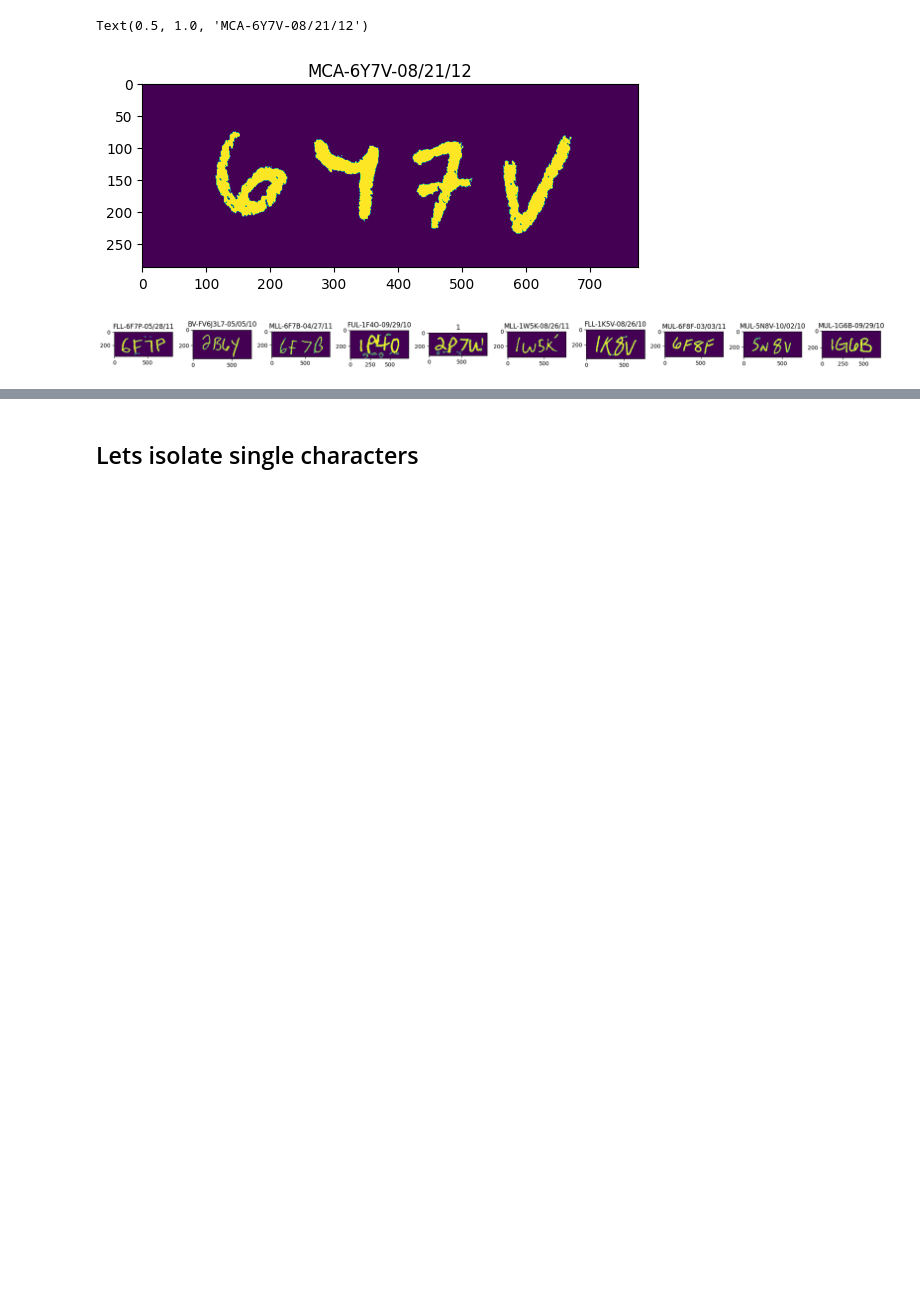
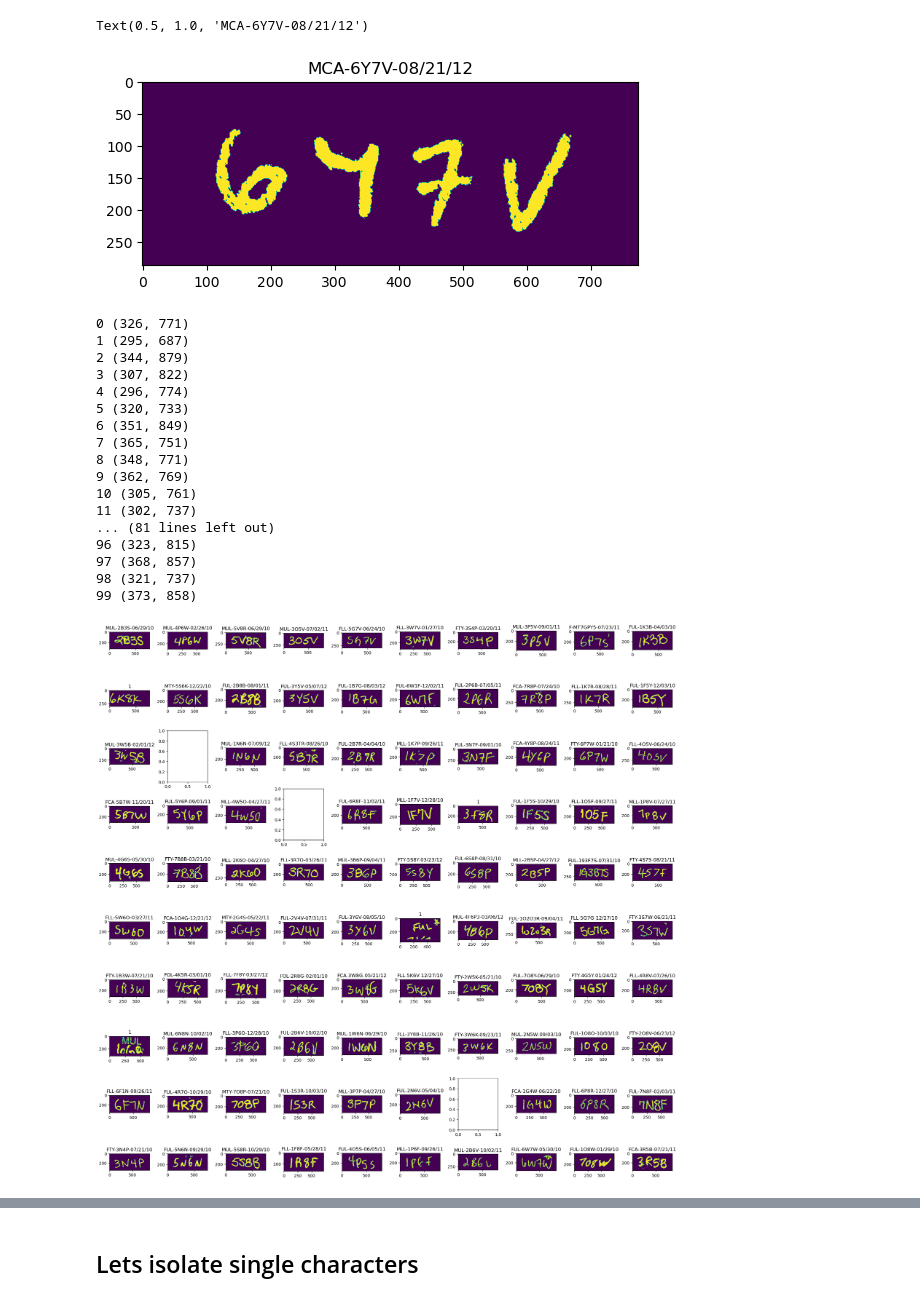
Before and after one commit to Jor-Lee/Guppies, a Jupyter notebook: Python_Files/ML_preprocessing.ipynb, the cells around one changed output, grey strips where cells are left out. Drawn from its saved outputs; the diff is of its cells as text; code cells hidden in the pictures; blank space fills up the shorter version.

```diff
--- a/Python_Files/ML_preprocessing.ipynb
+++ b/Python_Files/ML_preprocessing.ipynb
@@ -38,5 +40,5 @@ client = vision.ImageAnnotatorClient()
 # %%
-folders = ['Manually_Labelled/New/CA1208', 'Manually_Labelled/New/CA1207' ,'Manually_Labelled/New/CA1206','Manually_Labelled/New/CA1209jpegs JB']
+folders = ['Manually_Labelled/New/TY1202','Manually_Labelled/New/LL1201','Manually_Labelled/New/CA1006','Manually_Labelled/New/CA1106','Manually_Labelled/New/CA1208', 'Manually_Labelled/New/CA1207' ,'Manually_Labelled/New/CA1206','Manually_Labelled/New/CA1209jpegs JB']
 
 bucket_name = "guppy_images"
 storage_client = storage.Client()
@@ -89,7 +118,11 @@ def ReturnFinalImage(image_in_bytes, client, padx=100, pady=80, verbose=False):
 # %%
-file = file_list[57]
+i=0
+file = file_list[i]
 image_in_bytes = RetreiveImage(file)
 output_string, final_image = ReturnFinalImage(image_in_bytes, client, verbose=False)
+
+pred = output_string.split('-')[1]
+
 plt.imshow(final_image)
-print(output_string)
+print(pred, IDs[i])
 # %% [output]
@@ -188,11 +135,18 @@ array([[17,  9,  3,  8,  1,  0,  0,  0]])
 # %%
-# # h5f.close()
-# h5f = h5py.File(('dataset.h5'), 'w')
+h5f = h5py.File(('test_dataset.h5'), 'w')
 
-# image_width, image_height = 256, 64
+image_width, image_height = 256, 64
 
-# first_image = preprocess_image(im_ID[...,None],(image_width,image_height)).numpy()[None,...,0]
-# first_label = vectorize_label(label_ID, char_to_num, max_len=max_len, padding_token=99).numpy()[None]
+file = file_list[0]
+image_in_bytes = RetreiveImage(file)
+output_string, im_ID = ReturnFinalImage(image_in_bytes, client=client, verbose=False)
 
-# h5f.create_dataset('images', data=first_image, compression="gzip", chunks=True, maxshape=(None,image_height,image_width))
-# h5f.create_dataset('labels', data=first_label, compression="gzip", chunks=True, maxshape=(None,max_len))
+label_ID = IDs[0]
+
+first_image = preprocess_image(im_ID[...,None],(image_width,image_height)).numpy()[None,...,0]
+first_label = string_to_vector(label_ID, relevant_characters,max_len=maxlen)[None]
+first_label_googpred = string_to_vector(output_string.split('-')[1], relevant_characters,max_len=maxlen)[None]
+
+h5f.create_dataset('images', data=first_image, compression="gzip", chunks=True, maxshape=(None,image_height,image_width))
+h5f.create_dataset('labels', data=first_label, compression="gzip", chunks=True, maxshape=(None,maxlen))
+h5f.create_dataset('labels_googpred', data=first_label_googpred, compression="gzip", chunks=True, maxshape=(None,maxlen))
@@ -237,4 +233,4 @@ plt.imshow(im_ID)
 plt.title(output_string)
 # %% [output]
 Text(0.5, 1.0, 'MCA-6Y7V-08/21/12')
-[figure, old version]
+[figure, new version]
@@ -246,21 +269,39 @@ np.random.shuffle(new_jpg_files)
 # %%
 client = vision.ImageAnnotatorClient()
 
-fig,ax = plt.subplots(1,10, figsize=(20,20))
-for i in range(10):
+fig,ax = plt.subplots(10,10, figsize=(20,20))
+for i in range(100):
     image_in_bytes = RetreiveImage(new_jpg_files[i])
     try:
         output_string, im_ID = ReturnFinalImage(image_in_bytes, client=client, verbose=False)
-        ax[i].imshow(im_ID)
-        ax[i].set_title(output_string)
-        # ax[i//10, i%10].imshow(ID)
-        # ax[i//10, i%10].set_title('Index: %i' %i)
+        # ax[i].imshow(im_ID)
+        # ax[i].set_title(output_string)
+        ax[i//10, i%10].imshow(im_ID)
+        ax[i//10, i%10].set_title(output_string)
+        print(i, im_ID.shape)
     except:
         pass
 
 plt.tight_layout()
 # %% [output]
+0 (326, 771)
+1 (295, 687)
+2 (344, 879)
+3 (307, 822)
+4 (296, 774)
+5 (320, 733)
+6 (351, 849)
+7 (365, 751)
+8 (348, 771)
+9 (362, 769)
+10 (305, 761)
+11 (302, 737)
+... (81 lines left out)
+96 (323, 815)
+97 (368, 857)
+98 (321, 737)
+99 (373, 858)
-[figure, old version]
+[figure, new version]
 # %%
 file = new_jpg_files[6]
 image_in_bytes = RetreiveImage(file)
```
Also changed, not shown: parts of 26 cells of this notebook, 6 other files.
